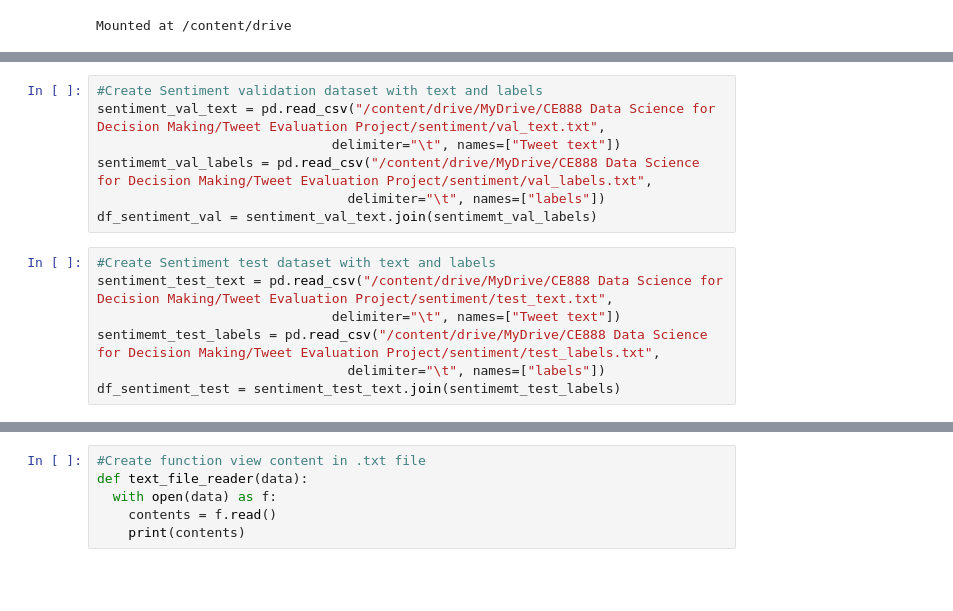
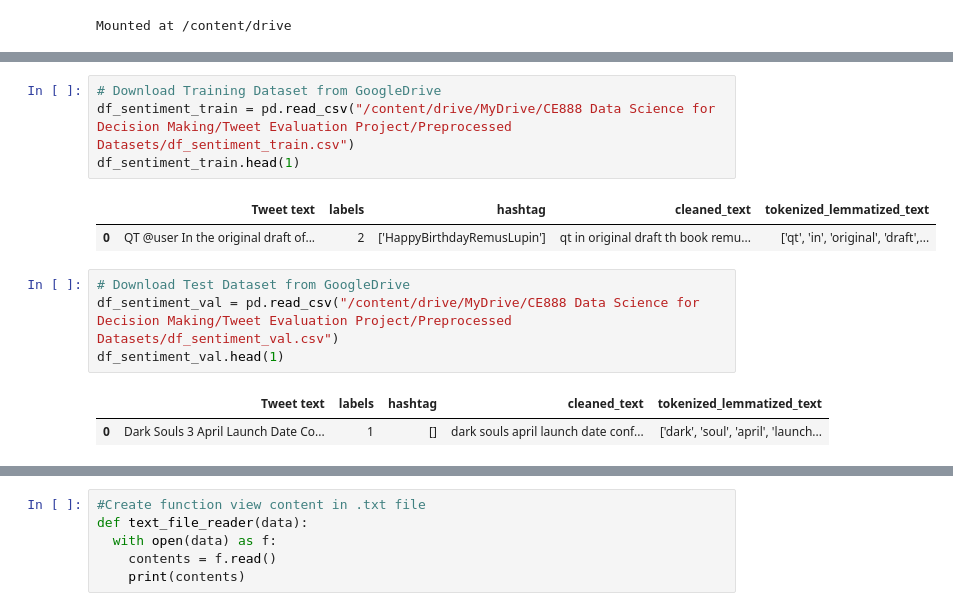
Before and after one commit to Kensuzuki95/CE888-Assignment1-2, a Jupyter notebook: TweetEval_Sentiment_LSTM_or_ALBERT.ipynb, the cells around one changed output, grey strips where cells are left out. Drawn from its saved outputs; the diff is of its cells as text; blank space fills up the shorter version.

```diff
--- a/TweetEval_Sentiment_LSTM_or_ALBERT.ipynb
+++ b/TweetEval_Sentiment_LSTM_or_ALBERT.ipynb
@@ -91,14 +84,14 @@ df_sentiment_train = sentiment_train_text.join(sentimemt_train_labels)
-# %%
-#Create Sentiment validation dataset with text and labels
-sentiment_val_text = pd.read_csv("/content/drive/MyDrive/CE888 Data Science for Decision Making/Tweet Evaluation Project/sentiment/val_text.txt",
-                              delimiter="\t", names=["Tweet text"])
-sentimemt_val_labels = pd.read_csv("/content/drive/MyDrive/CE888 Data Science for Decision Making/Tweet Evaluation Project/sentiment/val_labels.txt",
-                                delimiter="\t", names=["labels"])
-df_sentiment_val = sentiment_val_text.join(sentimemt_val_labels)
-# %%
-#Create Sentiment test dataset with text and labels
-sentiment_test_text = pd.read_csv("/content/drive/MyDrive/CE888 Data Science for Decision Making/Tweet Evaluation Project/sentiment/test_text.txt",
-                              delimiter="\t", names=["Tweet text"])
-sentimemt_test_labels = pd.read_csv("/content/drive/MyDrive/CE888 Data Science for Decision Making/Tweet Evaluation Project/sentiment/test_labels.txt",
-                                delimiter="\t", names=["labels"])
-df_sentiment_test = sentiment_test_text.join(sentimemt_test_labels)
+# %%
+# Download Training Dataset from GoogleDrive
+df_sentiment_train = pd.read_csv("/content/drive/MyDrive/CE888 Data Science for Decision Making/Tweet Evaluation Project/Preprocessed Datasets/df_sentiment_train.csv")
+df_sentiment_train.head(1)
+# %% [output]
+|  | Tweet text | labels | hashtag | cleaned_text | tokenized_lemmatized_text |
+| 0 | QT @user In the original draft of... | 2 | ['HappyBirthdayRemusLupin'] | qt in original draft th book remu... | ['qt', 'in', 'original', 'draft',... |
+# %%
+# Download Test Dataset from GoogleDrive
+df_sentiment_val = pd.read_csv("/content/drive/MyDrive/CE888 Data Science for Decision Making/Tweet Evaluation Project/Preprocessed Datasets/df_sentiment_val.csv")
+df_sentiment_val.head(1)
+# %% [output]
+|  | Tweet text | labels | hashtag | cleaned_text | tokenized_lemmatized_text |
+| 0 | Dark Souls 3 April Launch Date Co... | 1 | [] | dark souls april launch date conf... | ['dark', 'soul', 'april', 'launch... |
```
Also changed, not shown: parts of 3 cells of this notebook.
